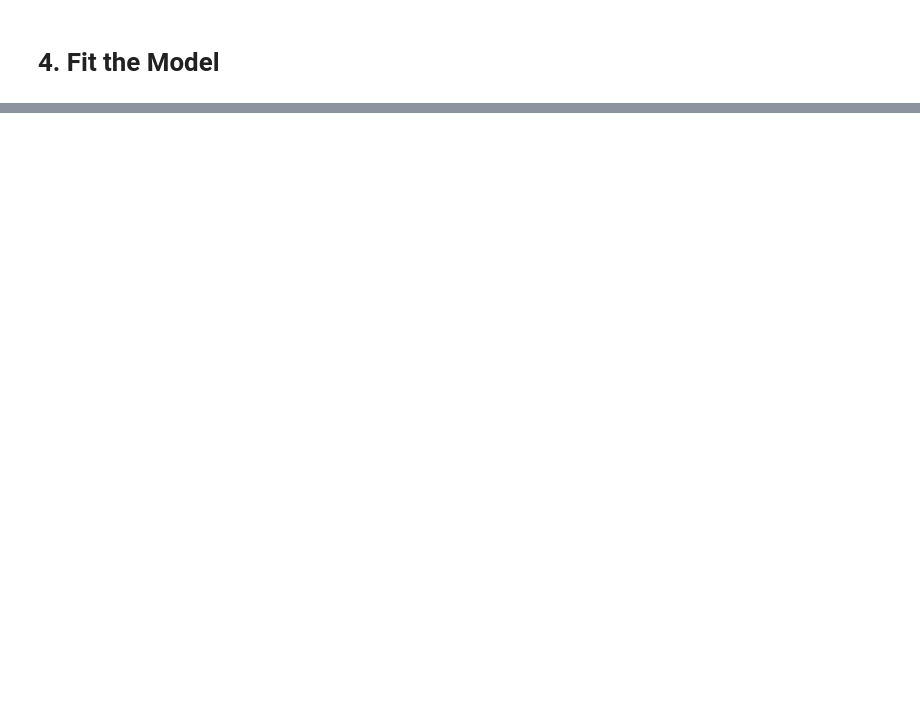
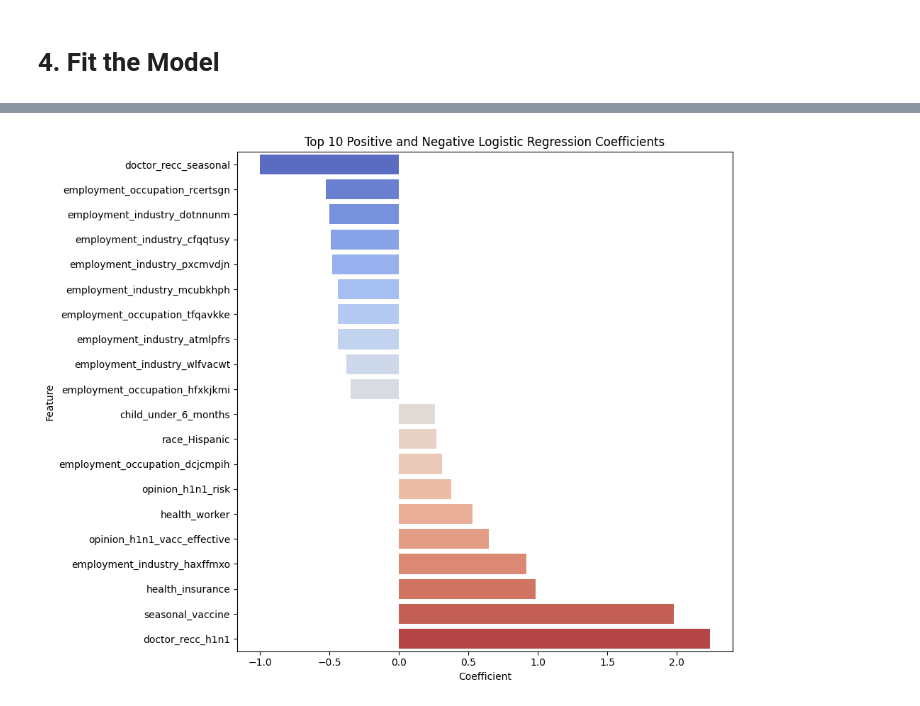
Before and after one commit to Amoitw/Predicting-Vaccines-Uptake, a Jupyter notebook: notebook.ipynb, the cells around one changed output, grey strips where cells are left out. Cells and saved outputs as stored; diff of their text form; code cells hidden in the pictures; blank space fills up the shorter version.

```diff
--- a/notebook.ipynb
+++ b/notebook.ipynb
@@ -482,0 +834,15 @@ ValueError: y should be a 1d array, got an array of shape (21365, 2) instead.
+# %%
+# Tune hyperparameters of logistic regression model
+param_grid = {
+    'C': [0.01, 0.1, 1, 10, 100],
+    'penalty': ['l2'],
+    'solver': ['lbfgs', 'liblinear']
+}
+grid_search = GridSearchCV(LogisticRegression(max_iter=1000, random_state=42), param_grid, cv=5, scoring='roc_auc')
+grid_search.fit(x_train_scaled_h1n1, y_train_h1n1.values.ravel())
+
+# Get the best parameters and score
+best_params = grid_search.best_params_
+best_score = grid_search.best_score_
+print("Best Parameters:", best_params)
+print("Best ROC AUC Score:", best_score)
@@ -482,0 +932,20 @@ ValueError: y should be a 1d array, got an array of shape (21365, 2) instead.
+# %%
+def plot_coefficients(coef_df, top_n=20):
+    # Select top positive and negative coefficients for better visualization
+    coef_df_sorted = coef_df.sort_values(by='Coefficient')
+
+    # Pick top_n negative and top_n positive coefficients
+    top_negative = coef_df_sorted.head(top_n)
+    top_positive = coef_df_sorted.tail(top_n)
+    top_features = pd.concat([top_negative, top_positive])
+
+    plt.figure(figsize=(10, 8))
+    sns.barplot(x='Coefficient', y='Feature', data=top_features, palette='coolwarm')
+    plt.title(f'Top {top_n} Positive and Negative Logistic Regression Coefficients')
+    plt.tight_layout()
+    plt.show()
+
+# Call this after your model training
+plot_coefficients(coef_df, top_n=10)
+# %% [output]
+[figure, added]
```
Also changed, not shown: parts of 34 cells of this notebook.
